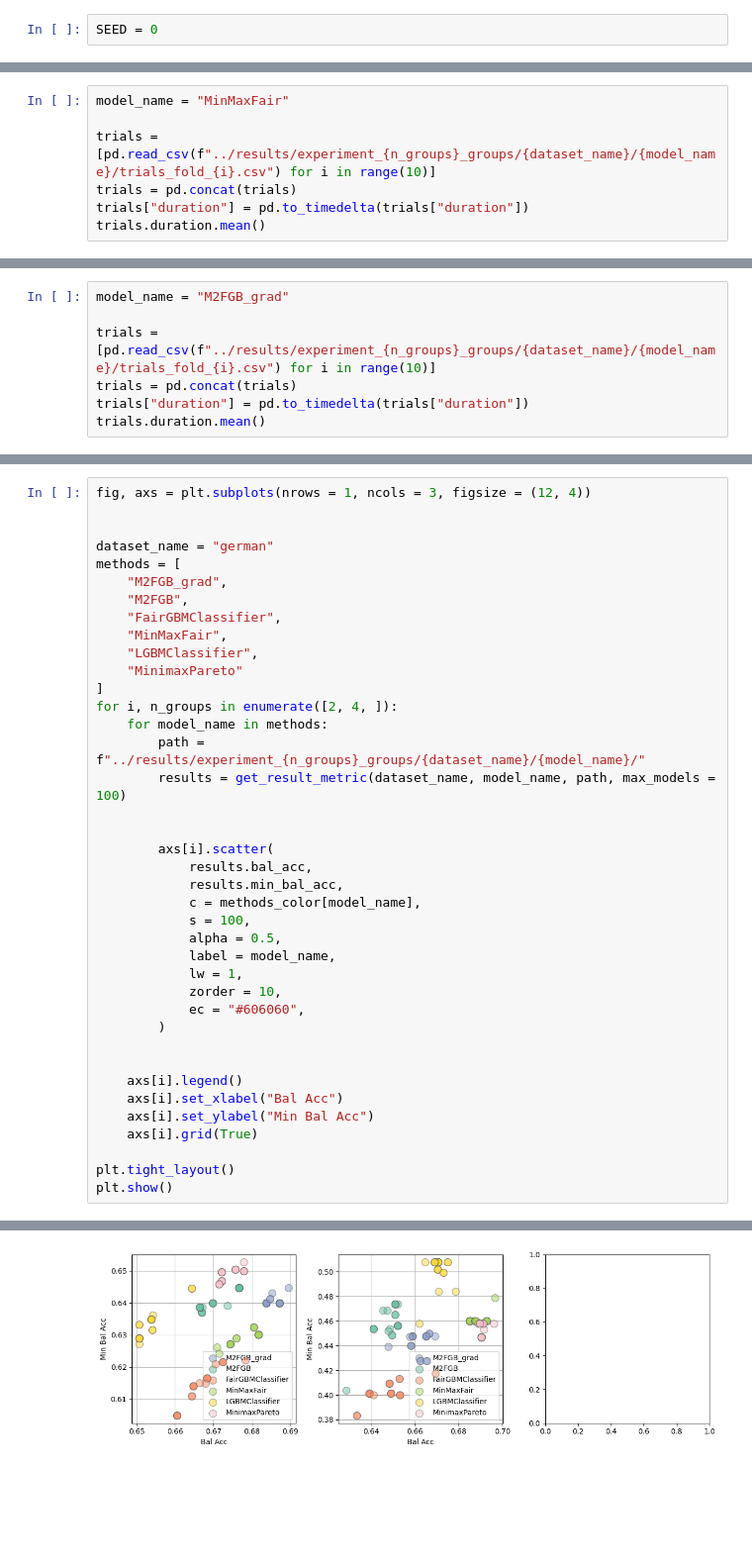
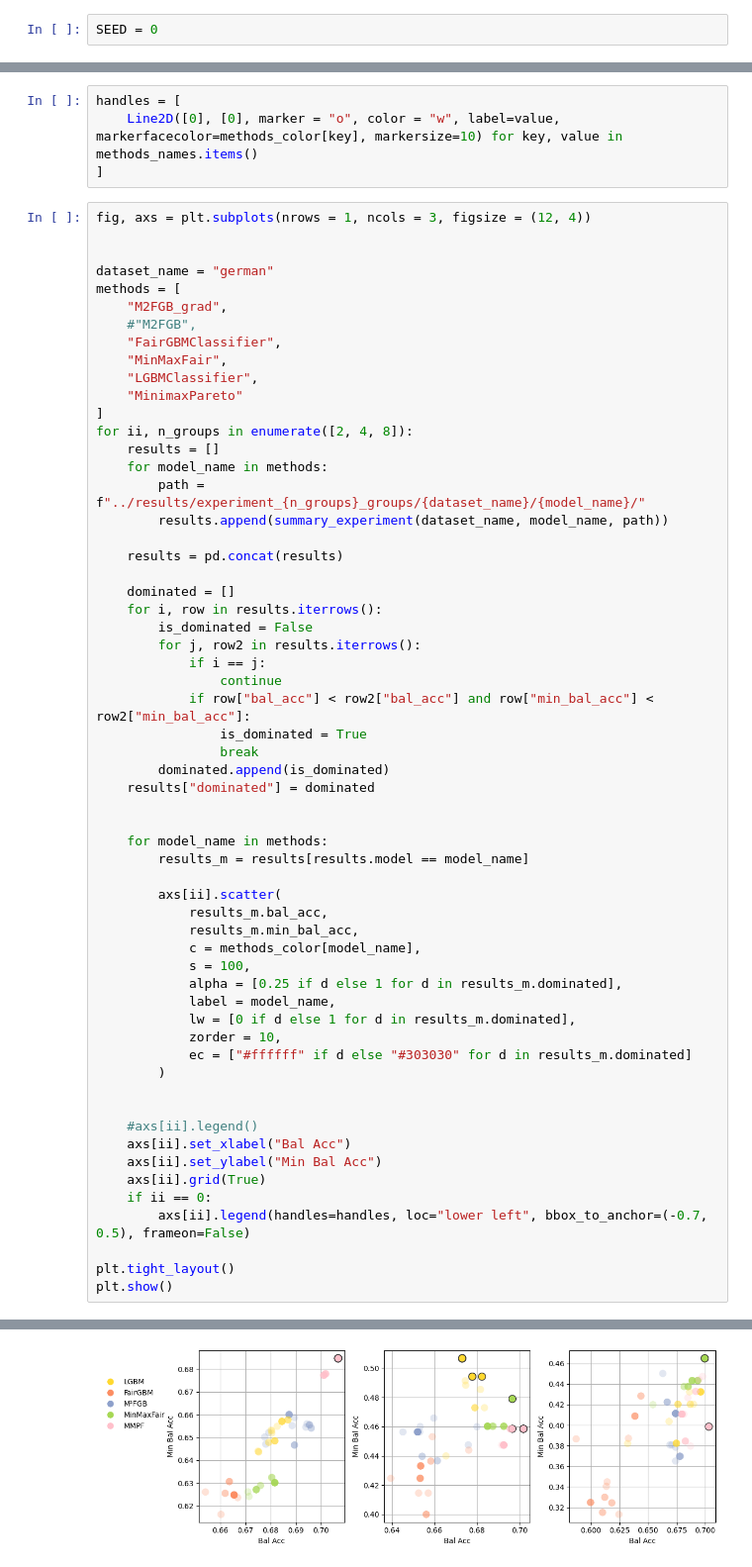
Before and after one commit to hiaac-finance/m2fgb, a Jupyter notebook: notebooks/analyze_results_new.ipynb, the cells around one changed output, grey strips where cells are left out. Shown: that part at 99% size. Drawn from its saved outputs; the diff is of its cells as text; blank space fills up the shorter version.

```diff
--- a/notebooks/analyze_results_new.ipynb
+++ b/notebooks/analyze_results_new.ipynb
@@ -73,8 +89 @@ def get_result_metric(dataset_name, model_name, path, fair_metric = "min_bal_acc
     return results
-# %%
-model_name = "MinMaxFair"
-
-trials = [pd.read_csv(f"../results/experiment_{n_groups}_groups/{dataset_name}/{model_name}/trials_fold_{i}.csv") for i in range(10)]
-trials = pd.concat(trials)
-trials["duration"] = pd.to_timedelta(trials["duration"])
-trials.duration.mean()
@@ -83,7 +89,0 @@ Timedelta('0 days 00:00:26.325415577')
-# %%
-model_name = "M2FGB_grad"
-
-trials = [pd.read_csv(f"../results/experiment_{n_groups}_groups/{dataset_name}/{model_name}/trials_fold_{i}.csv") for i in range(10)]
-trials = pd.concat(trials)
-trials["duration"] = pd.to_timedelta(trials["duration"])
-trials.duration.mean()
@@ -94,3 +104,7 @@ Timedelta('0 days 00:00:02.162534631')
+# %%
+handles = [
+    Line2D([0], [0], marker = "o", color = "w", label=value, markerfacecolor=methods_color[key], markersize=10) for key, value in methods_names.items()
+]
 # %%
 fig, axs = plt.subplots(nrows = 1, ncols = 3, figsize = (12, 4))
 
@@ -98,35 +112,55 @@ fig, axs = plt.subplots(nrows = 1, ncols = 3, figsize = (12, 4))
 dataset_name = "german"
 methods = [
     "M2FGB_grad",
-    "M2FGB",
+    #"M2FGB",
     "FairGBMClassifier",
     "MinMaxFair",
     "LGBMClassifier",
     "MinimaxPareto"
 ]
-for i, n_groups in enumerate([2, 4, ]):
+for ii, n_groups in enumerate([2, 4, 8]):
+    results = []
     for model_name in methods:
         path = f"../results/experiment_{n_groups}_groups/{dataset_name}/{model_name}/"
-        results = get_result_metric(dataset_name, model_name, path, max_models = 100)
+        results.append(summary_experiment(dataset_name, model_name, path))
+
+    results = pd.concat(results)
+
+    dominated = []
+    for i, row in results.iterrows():
+        is_dominated = False
+        for j, row2 in results.iterrows():
+            if i == j:
+                continue
+            if row["bal_acc"] < row2["bal_acc"] and row["min_bal_acc"] < row2["min_bal_acc"]:
+                is_dominated = True
+                break
+        dominated.append(is_dominated)
+    results["dominated"] = dominated
 
 
-        axs[i].scatter(
-            results.bal_acc,
-            results.min_bal_acc,
+    for model_name in methods:
+        results_m = results[results.model == model_name]
+
+        axs[ii].scatter(
+            results_m.bal_acc,
+            results_m.min_bal_acc,
             c = methods_color[model_name],
             s = 100,
-            alpha = 0.5,
+            alpha = [0.25 if d else 1 for d in results_m.dominated],
             label = model_name,
-            lw = 1,
+            lw = [0 if d else 1 for d in results_m.dominated],
             zorder = 10,
-            ec = "#606060",
+            ec = ["#ffffff" if d else "#303030" for d in results_m.dominated]
         )
 
 
-    axs[i].legend()
-    axs[i].set_xlabel("Bal Acc")
-    axs[i].set_ylabel("Min Bal Acc")
-    axs[i].grid(True)
+    #axs[ii].legend()
+    axs[ii].set_xlabel("Bal Acc")
+    axs[ii].set_ylabel("Min Bal Acc")
+    axs[ii].grid(True)
+    if ii == 0:
+        axs[ii].legend(handles=handles, loc="lower left", bbox_to_anchor=(-0.7, 0.5), frameon=False)
 
 plt.tight_layout()
 plt.show()
@@ -146 +183 @@ plt.show()
-[figure, old version]
+[figure, new version]
```
Also changed, not shown: parts of 22 cells of this notebook.
